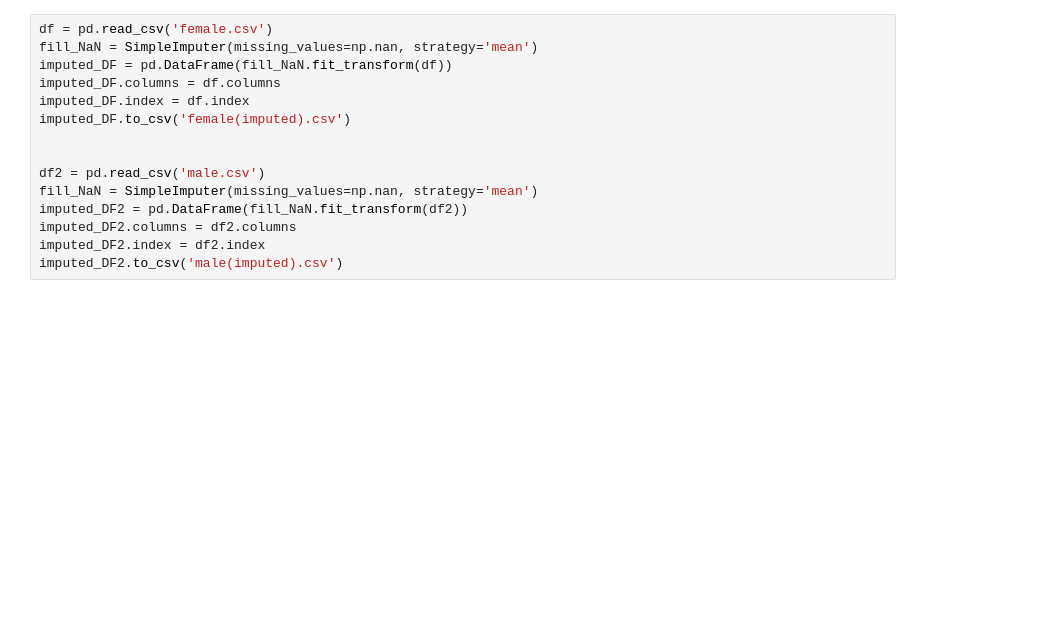
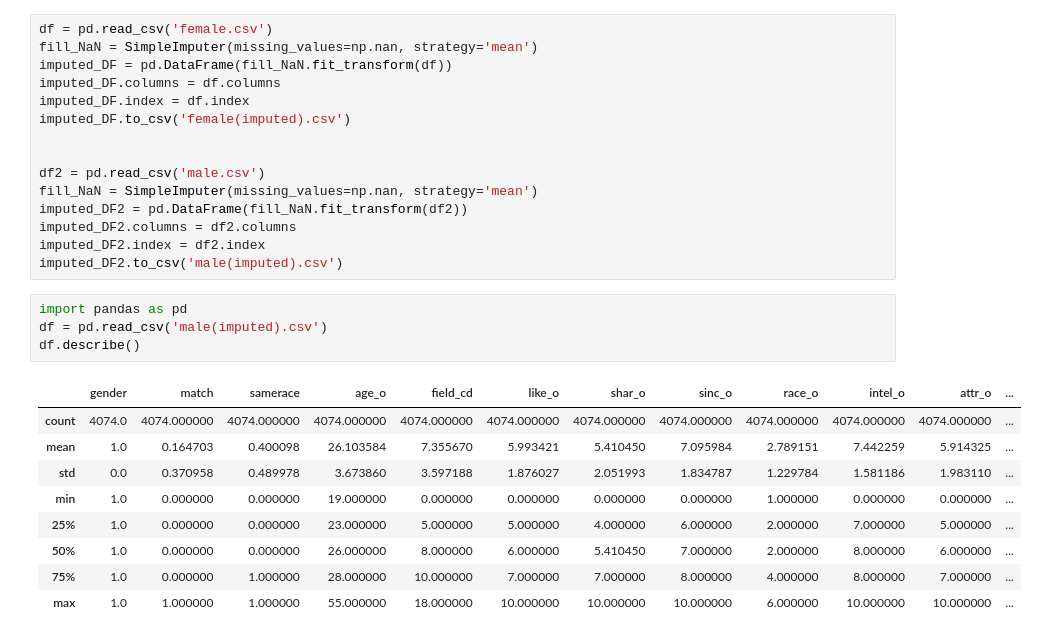
Before and after one commit to yulnicorn/Data-Analytics-Mining, a Jupyter notebook: splitting_gender_handle_missing_value.ipynb, the cells around one changed output. Saved outputs shown, nothing was run; the diff lists cells and outputs as text; blank space fills up the shorter version.

```diff
--- a/splitting_gender_handle_missing_value.ipynb
+++ b/splitting_gender_handle_missing_value.ipynb
@@ -43,3 +43,17 @@ imputed_DF2 = pd.DataFrame(fill_NaN.fit_transform(df2))
 imputed_DF2.columns = df2.columns
 imputed_DF2.index = df2.index
 imputed_DF2.to_csv('male(imputed).csv')
+# %%
+import pandas as pd
+df = pd.read_csv('male(imputed).csv')
+df.describe()
+# %% [output]
+|  | gender | match | samerace | age_o | field_cd | like_o | shar_o | sinc_o | race_o | intel_o | attr_o | ... |
+| count | 4074.0 | 4074.000000 | 4074.000000 | 4074.000000 | 4074.000000 | 4074.000000 | 4074.000000 | 4074.000000 | 4074.000000 | 4074.000000 | 4074.000000 | ... |
+| mean | 1.0 | 0.164703 | 0.400098 | 26.103584 | 7.355670 | 5.993421 | 5.410450 | 7.095984 | 2.789151 | 7.442259 | 5.914325 | ... |
+| std | 0.0 | 0.370958 | 0.489978 | 3.673860 | 3.597188 | 1.876027 | 2.051993 | 1.834787 | 1.229784 | 1.581186 | 1.983110 | ... |
+| min | 1.0 | 0.000000 | 0.000000 | 19.000000 | 0.000000 | 0.000000 | 0.000000 | 0.000000 | 1.000000 | 0.000000 | 0.000000 | ... |
+| 25% | 1.0 | 0.000000 | 0.000000 | 23.000000 | 5.000000 | 5.000000 | 4.000000 | 6.000000 | 2.000000 | 7.000000 | 5.000000 | ... |
+| 50% | 1.0 | 0.000000 | 0.000000 | 26.000000 | 8.000000 | 6.000000 | 5.410450 | 7.000000 | 2.000000 | 8.000000 | 6.000000 | ... |
+| 75% | 1.0 | 0.000000 | 1.000000 | 28.000000 | 10.000000 | 7.000000 | 7.000000 | 8.000000 | 4.000000 | 8.000000 | 7.000000 | ... |
+| max | 1.0 | 1.000000 | 1.000000 | 55.000000 | 18.000000 | 10.000000 | 10.000000 | 10.000000 | 6.000000 | 10.000000 | 10.000000 | ... |
```
Also changed, not shown: parts of 4 cells of this notebook, 2 other files.
